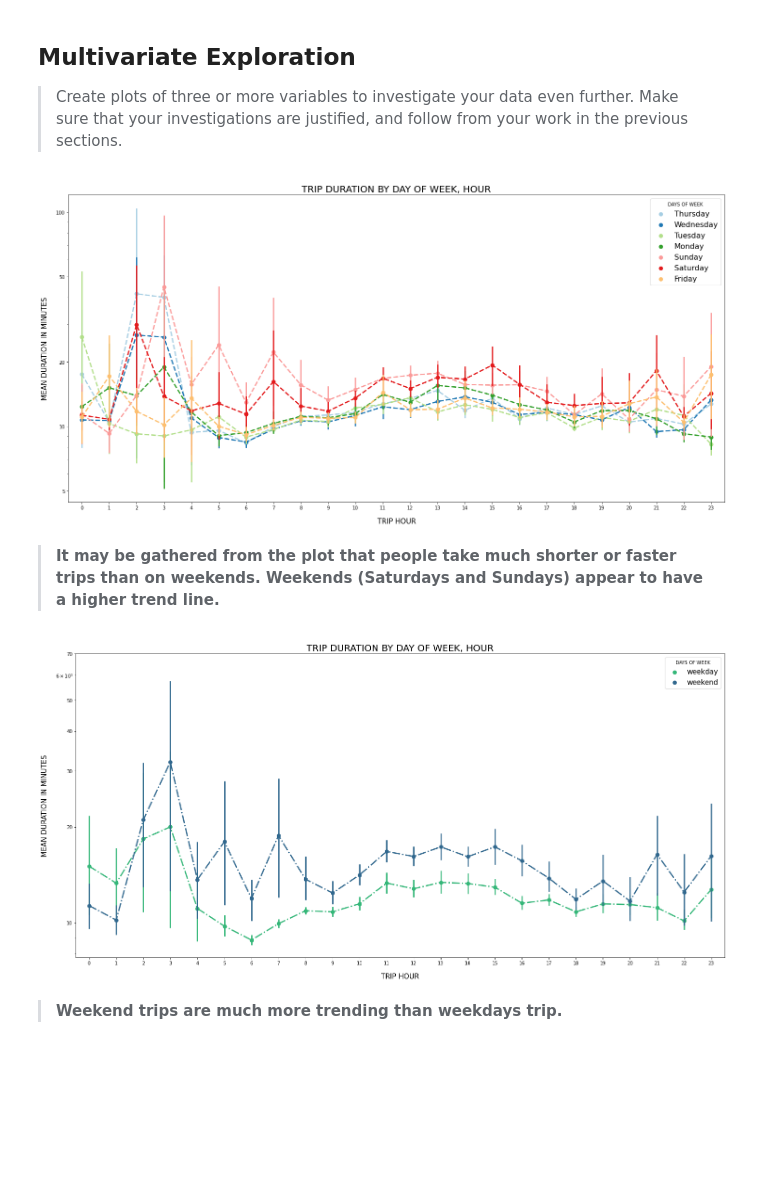
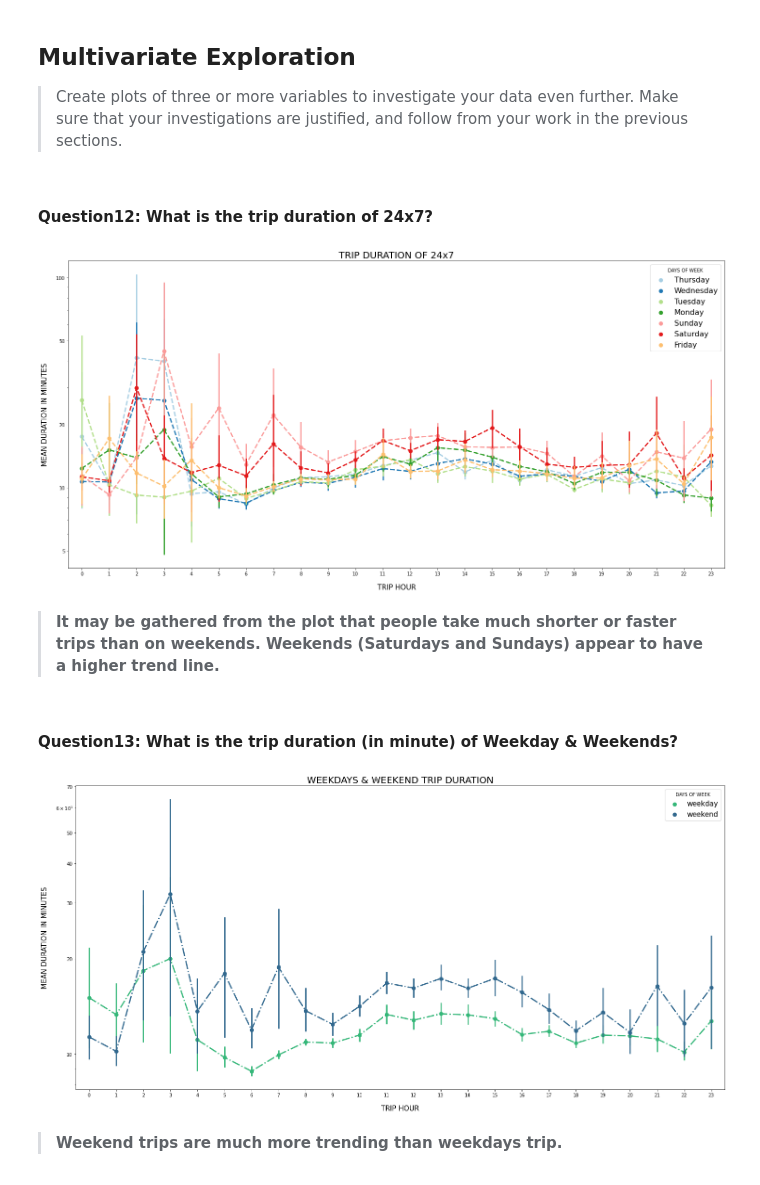
Before and after one commit to Niharika14/DataAnalystNanoDegree, a Jupyter notebook: Project submission/Exploration_data_Visualization/exploration_data_visualization_fordgobike_2019.ipynb, the cells around one changed output. Saved outputs shown, nothing was run; the diff lists cells and outputs as text; code cells hidden in the pictures; blank space fills up the shorter version.

```diff
--- a/Project submission/Exploration_data_Visualization/exploration_data_visualization_fordgobike_2019.ipynb
+++ b/Project submission/Exploration_data_Visualization/exploration_data_visualization_fordgobike_2019.ipynb
@@ -627,31 +674,37 @@ plt.legend(title='USER TYPE',loc='upper left',prop={"size":12});
 > Create plots of three or more variables to investigate your data even
 further. Make sure that your investigations are justified, and follow from
 your work in the previous sections.
+# %% [markdown]
+#### Question12:  What is the trip duration of 24x7?
 # %%
-#figure13
+#figure12
 
 plt.subplots(figsize = (25,12))
 
 sb.pointplot(data = fordgobike_copy,
              x = 'trip_hour', y = 'trip_duration_minute', hue = 'day_of_week',
              palette = 'Paired',
              linestyles = '--',
              linewidth=2)
 
 #Using predefined functions to format title,labels
-plotformat('TRIP DURATION BY DAY OF WEEK, HOUR', 'TRIP HOUR','MEAN DURATION IN MINUTES',20,15)
+plotformat('TRIP DURATION OF 24x7', 'TRIP HOUR','MEAN DURATION IN MINUTES',20,15)
 
 plt.legend(title='DAYS OF WEEK',loc='upper right',prop={"size":16})
 
 plt.yscale('log')
 
-plt.yticks([5, 10, 20, 50, 100], [5, 10, 20, 50, 100]);
+plt.yticks([5, 10, 20, 50, 100], [5, 10, 20, 50, 100])
+
+plt.savefig("graph\TRIP DURATION OF 24x7"); # save as png
 # %% [output]
-[figure, old version]
+[figure, new version]
 # %% [markdown]
 > __It may be gathered from the plot that people take much shorter or faster trips than on weekends. Weekends (Saturdays and Sundays) appear to have a higher trend line.__
+# %% [markdown]
+#### Question13: What is the trip duration (in minute) of Weekday & Weekends?
 # %%
-#figure14
+#figure13
 
 plt.subplots(figsize = (25,12))
 
@@ -662,14 +715,16 @@ sb.pointplot(data = fordgobike_copy,
              linewidth=2)
 
 #Using predefined functions to format title,labels
-plotformat('TRIP DURATION BY DAY OF WEEK, HOUR', 'TRIP HOUR','MEAN DURATION IN MINUTES',20,15)
+plotformat('WEEKDAYS & WEEKEND TRIP DURATION', 'TRIP HOUR','MEAN DURATION IN MINUTES',20,15)
 
 plt.legend(title='DAYS OF WEEK',loc='best',prop = {'size' : 15})
 
 plt.yscale('log')
 
-plt.yticks([10, 20, 30, 40, 50, 70], [10, 20, 30, 40, 50, 70]);
+plt.yticks([10, 20, 30, 40, 50, 70], [10, 20, 30, 40, 50, 70])
+
+plt.savefig("graph\WEEKDAYS & WEEKEND TRIP DURATION"); # save as png
 # %% [output]
-[figure, old version]
+[figure, new version]
 # %% [markdown]
 > __Weekend trips are much more trending than weekdays trip.__
```
Also changed, not shown: parts of 31 cells of this notebook, 21 other files.
